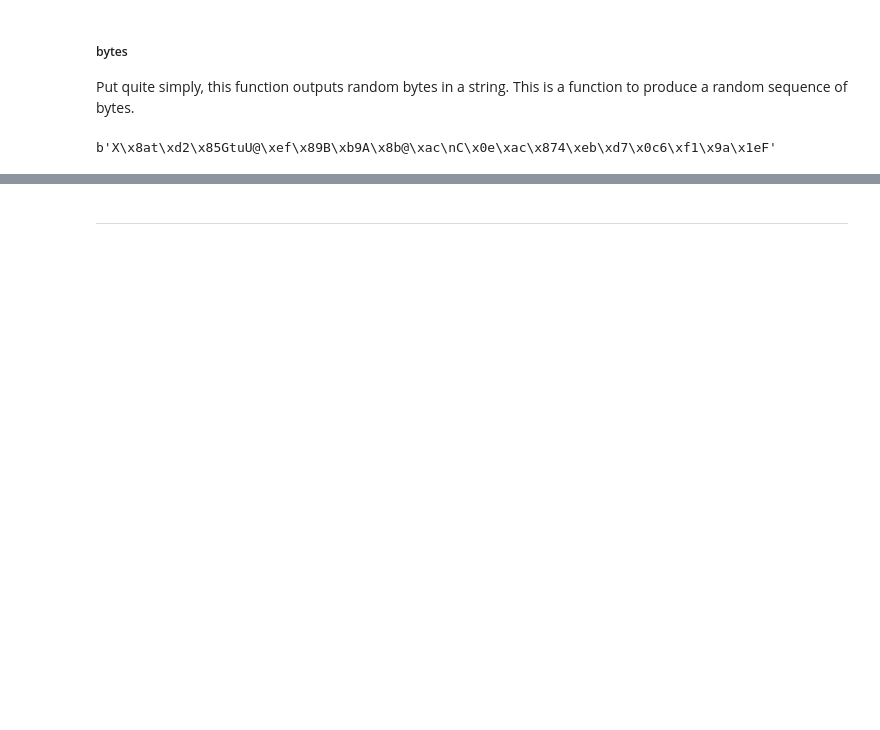
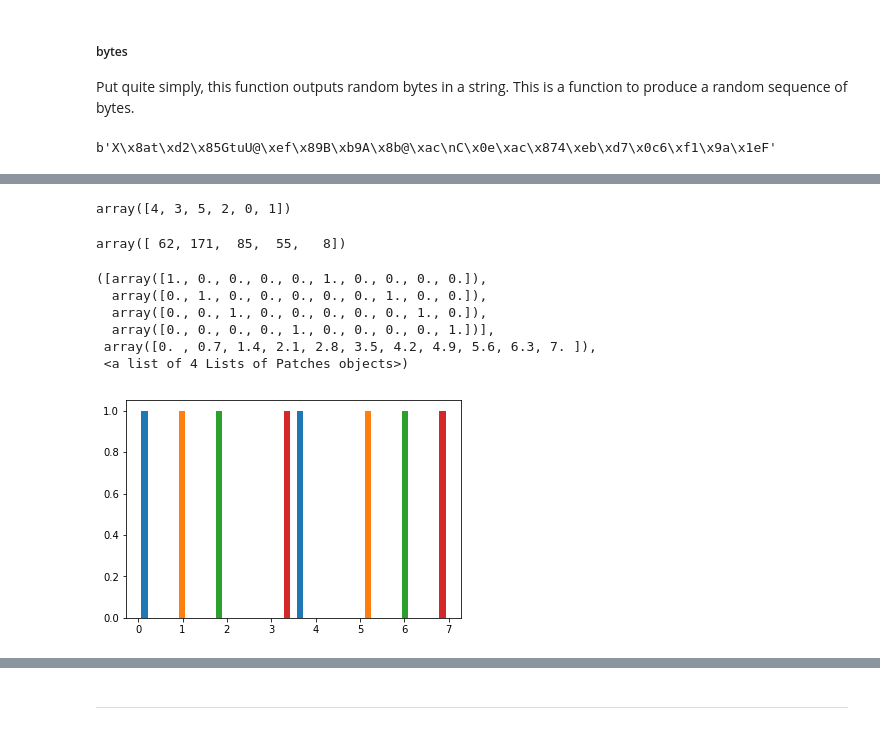
Before and after one commit to vwalsh86/Prog-for-DA-Practical-Work, a Jupyter notebook: numpy-random.ipynb, the cells around one changed output, grey strips where cells are left out. Cells and saved outputs as stored; diff of their text form; code cells hidden in the pictures; blank space fills up the shorter version.

```diff
--- a/numpy-random.ipynb
+++ b/numpy-random.ipynb
@@ -204,0 +270,20 @@ permutation equivalent example https://het.as.utexas.edu/HET/Software/Numpy/refe
+# %%
+np.random.permutation(6)
+# %% [output]
+array([4, 3, 5, 2, 0, 1])
+# %%
+np.random.permutation([8, 85, 171, 62, 55])
+# %% [output]
+array([ 62, 171,  85,  55,   8])
+# %%
+exa = np.arange(8).reshape((2, 4))
+np.random.permutation(exa)
+plt.hist(exa)
+# %% [output]
+([array([1., 0., 0., 0., 0., 1., 0., 0., 0., 0.]),
+  array([0., 1., 0., 0., 0., 0., 0., 1., 0., 0.]),
+  array([0., 0., 1., 0., 0., 0., 0., 0., 1., 0.]),
+  array([0., 0., 0., 0., 1., 0., 0., 0., 0., 1.])],
+ array([0. , 0.7, 1.4, 2.1, 2.8, 3.5, 4.2, 4.9, 5.6, 6.3, 7. ]),
+ <a list of 4 Lists of Patches objects>)
+[figure, added]
```
Also changed, not shown: parts of 44 cells of this notebook.
